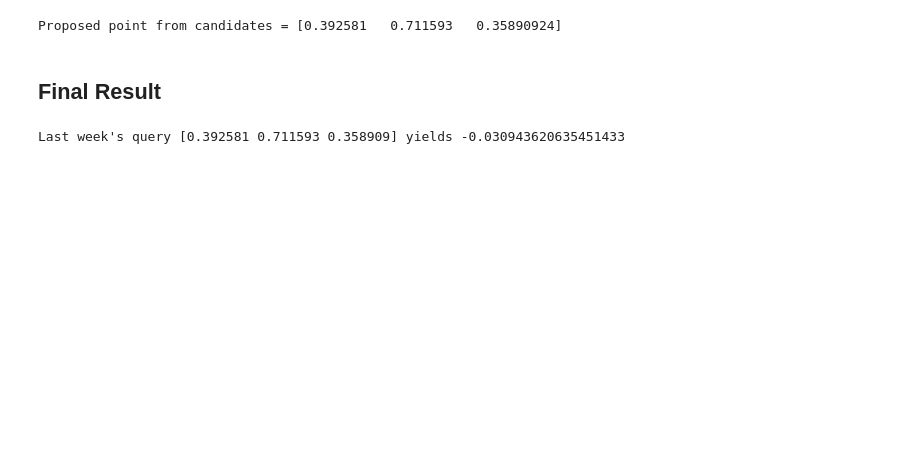
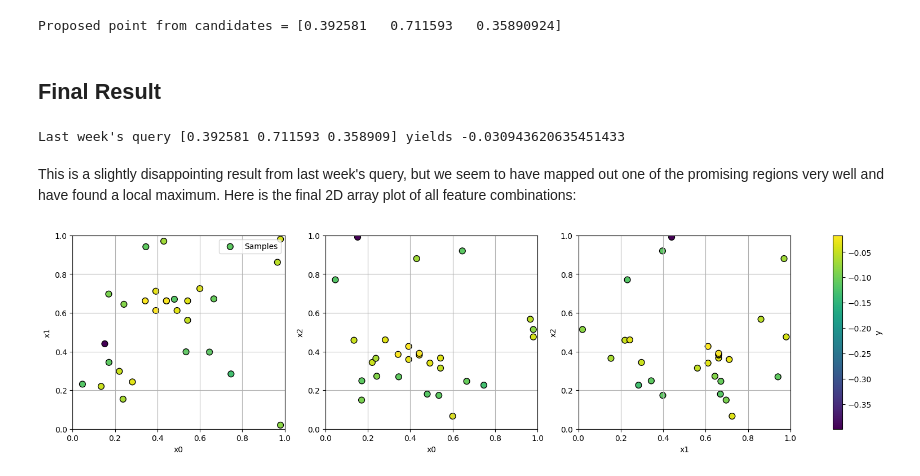
Before and after one commit to hchagani/AICapstoneProject_IC, a Jupyter notebook: notebooks/03_function_3.ipynb, the cells around one changed output. Saved outputs shown, nothing was run; the diff lists cells and outputs as text; code cells hidden in the pictures; blank space fills up the shorter version.

```diff
--- a/notebooks/03_function_3.ipynb
+++ b/notebooks/03_function_3.ipynb
@@ -833,3 +955,9 @@ X, y = get_current_weeks_points(function_id=3, week=14)
 print(f"Last week's query {X[-1]} yields {y[-1]}")
 # %% [output]
 Last week's query [0.392581 0.711593 0.358909] yields -0.030943620635451433
+# %% [markdown]
+This is a slightly disappointing result from last week's query, but we seem to have mapped out one of the promising regions very well and have found a local maximum. Here is the final 2D array plot of all feature combinations:
+# %%
+fig, axs = plot_2d_array(X, y)
+# %% [output]
+[figure, added]
```
Also changed, not shown: parts of 62 cells of this notebook, 1 other file.
